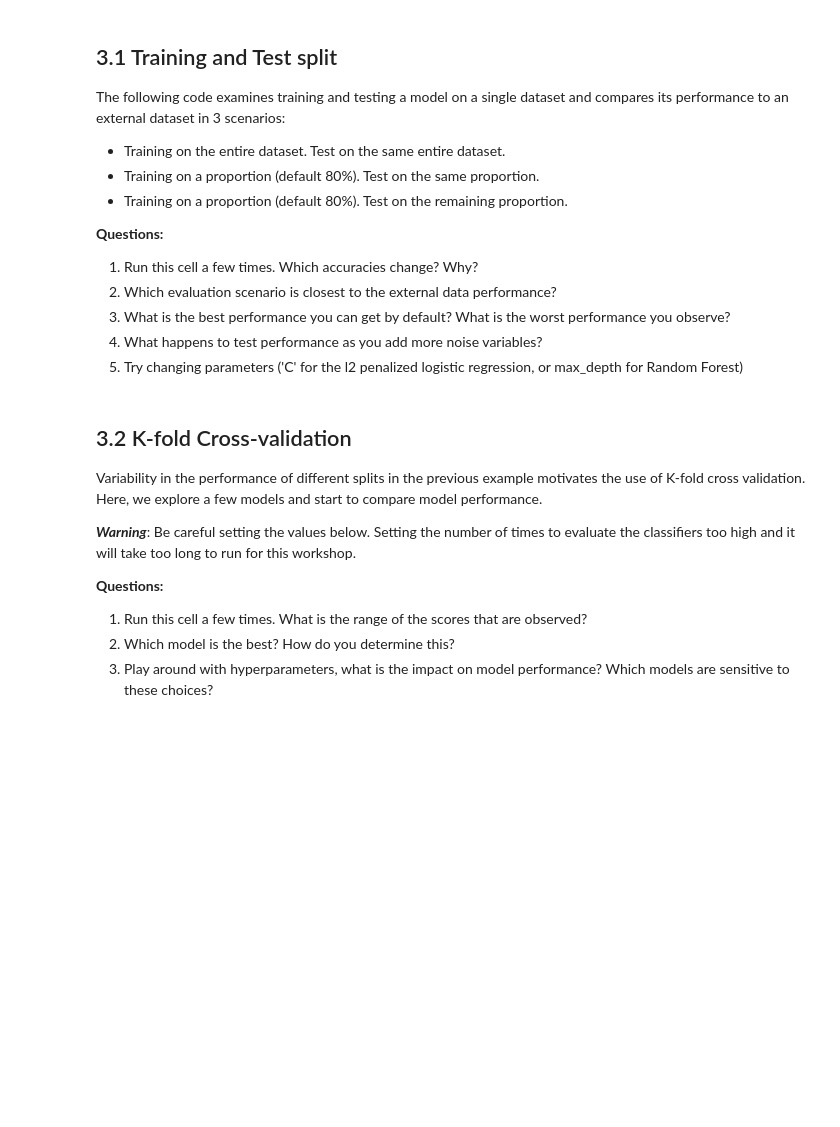
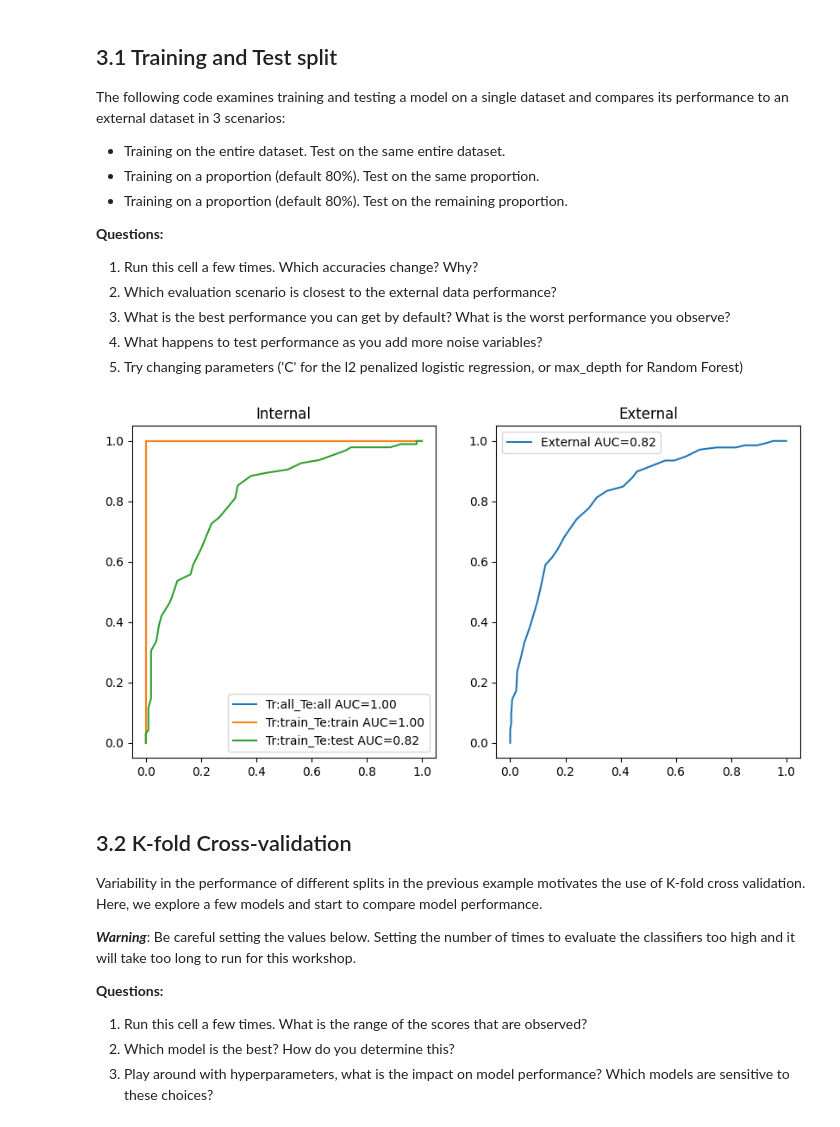
Before and after one commit to bwgoudey/IntroMLforLifeScienceWorkshopPython, a Jupyter notebook: IntroMLforLifeScienceWorkshop.ipynb, the cells around one changed output. Saved outputs shown, nothing was run; the diff lists cells and outputs as text; code cells hidden in the pictures; blank space fills up the shorter version.

```diff
--- a/IntroMLforLifeScienceWorkshop.ipynb
+++ b/IntroMLforLifeScienceWorkshop.ipynb
@@ -391,6 +423,6 @@ What happens when you adjust the amount of noise variables in the dataset?
 # %%
 # If you feel like generating a new dataset, uncomment this line.
-# X, y, X_ext, y_ext = load_diabetes_data(n_noise=100)
+#X,y,X_ext,y_ext = workshop_fn.load_diabetes_data(diabetes_df_raw, add_n_features=100, sample_limit=1000, scale=True)
 
 # Create a dictionary of multiple classifiers
 # Use the scikit learn website to try and learn more about the parameters
@@ -399,9 +431,9 @@ What happens when you adjust the amount of noise variables in the dataset?
 clfs = {
     'Ridge':LogisticRegression(penalty='l2',C=10, tol=0.01),
     'LogisticReg':LogisticRegression(penalty=None, solver="saga", tol=0.01),
-    'Lasso':LogisticRegression(penalty='l1', C=100, solver="saga", tol=0.01),
-    'RandomForest':RandomForestClassifier(max_depth=20, random_state=0),
-    'DecisionTree':DecisionTreeClassifier(max_depth=3, random_state=0)
+    'Lasso':LogisticRegression(penalty='l1', C=0.01, solver="saga", tol=0.01),
+    'RandomForest':RandomForestClassifier(random_state=0, n_estimators=500),
+    'DecisionTree':DecisionTreeClassifier(max_depth=5, random_state=0)
 }
 
 #Different metrics we might be interested in
@@ -423,8 +455,12 @@ for clf_name,clf in clfs.items():
     scores[clf_name] = {}
     clf.fit(X, y)
     for metric_name, metric in metrics_dict.items():
-        scores[clf_name][metric_name + '_Internal']=metric(y, clf.predict(X))
-        scores[clf_name][metric_name + '_External']=metric(y_ext, clf.predict(X_ext))
+        if metric_name=="AUC":
+            scores[clf_name][metric_name + '_Internal']=metric(y, clf.predict_proba(X)[:,1])
+            scores[clf_name][metric_name + '_External']=metric(y_ext, clf.predict_proba(X_ext)[:,1])
+        else:
+            scores[clf_name][metric_name + '_Internal']=metric(y, clf.predict(X))
+            scores[clf_name][metric_name + '_External']=metric(y_ext, clf.predict(X_ext))
 
 pd.options.display.float_format = '{:,.2f}'.format
 pd.DataFrame(scores)
@@ -455,46 +505,47 @@ The following code examines training and testing a model on a single dataset and
 4. Try changing parameters ('C' for the l2 penalized logistic regression, or max_depth for Random Forest)
 # %%
 # If you feel like generating a new dataset, uncomment this line.
-#X, y, X_ext, y_ext = load_diabetes_data(n_noise=40)
+#X,y,X_ext,y_ext = workshop_fn.load_diabetes_data(diabetes_df_raw, add_n_features=100, sample_limit=1000, scale=True)
 
 #
 # Select a model to construct
 #
 #clf=LogisticRegression(penalty=None, solver="saga", tol=0.01)
 #clf=LogisticRegression(penalty='l2',C=10, tol=0.01)
-clf=RandomForestClassifier(max_depth=10, random_state=0)
+clf=RandomForestClassifier(max_depth=None, random_state=0)
 
 # Propotion of data to use for testing
 test_prop = 0.2
 
 # Split data into train and test sets
 X_train, X_test, y_train, y_test = train_test_split(X, y, test_size=test_prop)
 
 scenarios = {
                 "Tr:all_Te:all":    {"train":{'X':X,'y':y}, "test":{'X':X,'y':y}},
                 "Tr:train_Te:train":  {"train":{'X':X_train,'y':y_train}, "test":{'X':X_train,'y':y_train}},
                 "Tr:train_Te:test":   {"train":{'X':X_train,'y':y_train}, "test":{'X':X_test,'y':y_test}}
             }
 
 fig, ax=plt.subplots(nrows=1,ncols=2, figsize=(10,5), dpi= 100, facecolor='w', edgecolor='k')
 
-
 # Fit the model on the internal data, make predictions on whatever we are calling the test data and plot the results
 for name, sc in scenarios.items():
     clf.fit(sc['train']['X'], sc['train']['y'])
 
     yp=clf.predict_proba(sc['test']['X'])[:,1]
-    plot_roc(sc['test']['y'], yp, name, ax=ax[0])
+    workshop_fn.plot_roc(sc['test']['y'], yp, name, ax=ax[0])
 
 # Fit the model on the external data and plot the results
 clf.fit(X, y)
 yp_ext=clf.predict_proba(X_ext)[:,1]
-plot_roc(y_ext, yp_ext, "External", ax=ax[1])
+workshop_fn.plot_roc(y_ext, yp_ext, "External", ax=ax[1])
 
 ax[0].legend(loc=0)
 ax[0].title.set_text('Internal')
 ax[1].legend(loc=0)
 ax[1].title.set_text('External')
+# %% [output]
+[figure, added]
 # %% [markdown]
 ## 3.2 K-fold Cross-validation
 Variability in the performance of different splits in the previous example motivates the use of K-fold cross validation. Here, we explore a few models and start to compare model performance.
```
Also changed, not shown: parts of 29 cells of this notebook, 1 other file.
